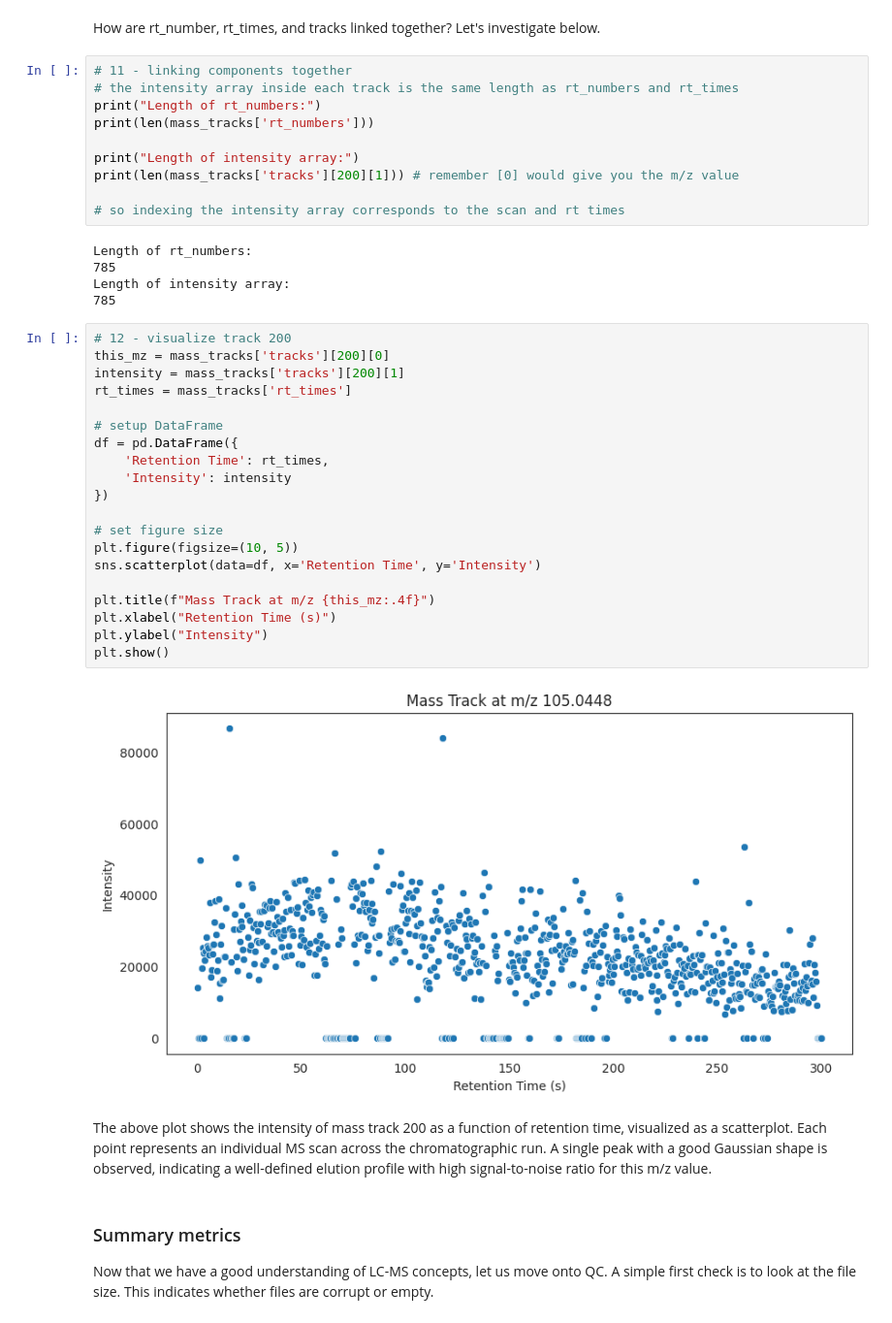
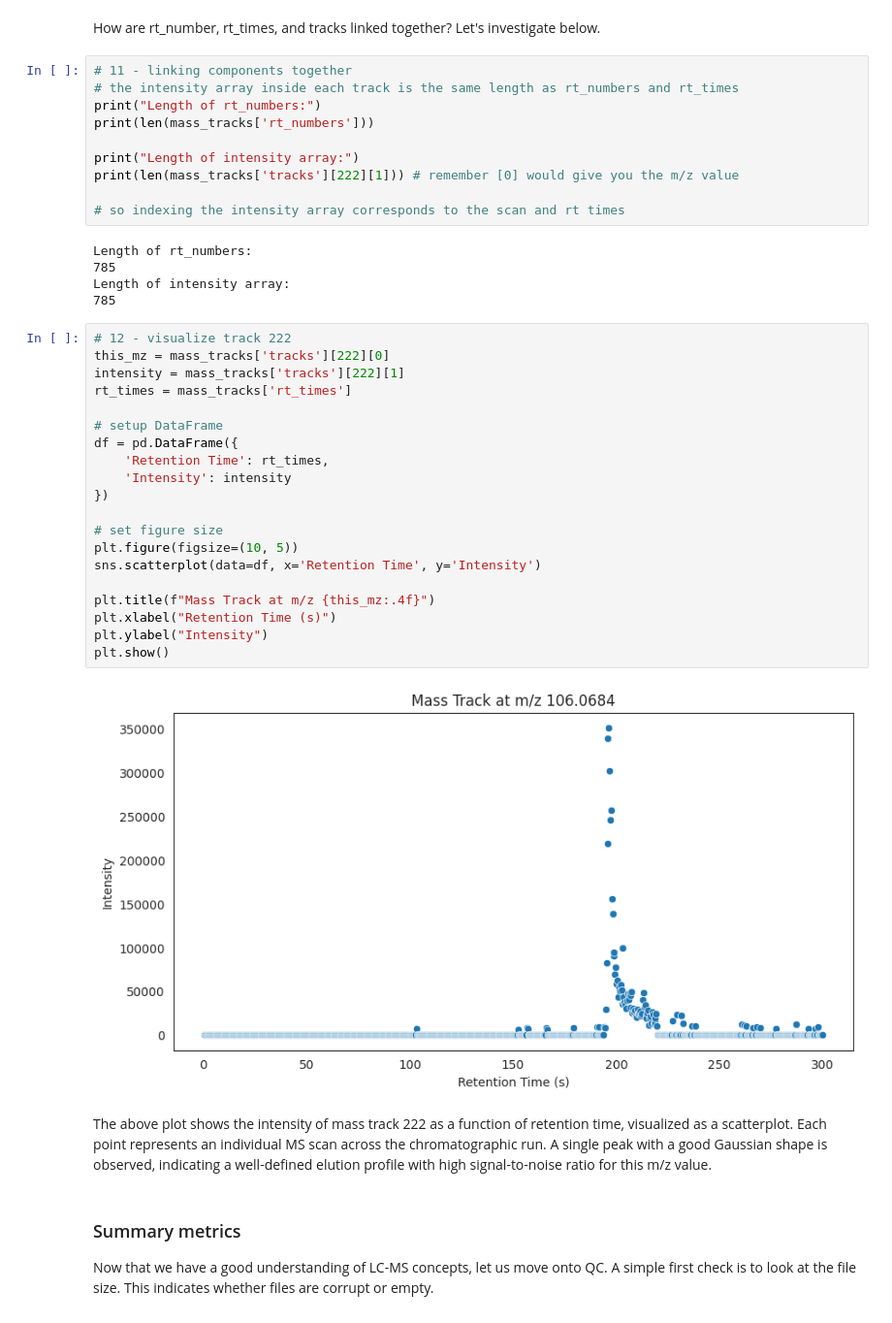
Before and after one commit to shuzhao-li-lab/2025_Chapter_DataScience, a Jupyter notebook: notebooks/01_Python_exploring_lcms_metabolomics_data.ipynb, the cells around one changed output. Shown at 97% size. Cells and saved outputs as stored; diff of their text form.

```diff
--- a/notebooks/01_Python_exploring_lcms_metabolomics_data.ipynb
+++ b/notebooks/01_Python_exploring_lcms_metabolomics_data.ipynb
@@ -299,7 +299,7 @@ print("Length of rt_numbers:")
 print(len(mass_tracks['rt_numbers']))
 
 print("Length of intensity array:")
-print(len(mass_tracks['tracks'][200][1])) # remember [0] would give you the m/z value
+print(len(mass_tracks['tracks'][222][1])) # remember [0] would give you the m/z value
 
 # so indexing the intensity array corresponds to the scan and rt times
 # %% [output]
@@ -308,29 +308,29 @@ Length of rt_numbers:
 Length of intensity array:
 785
 # %%
-# 12 - visualize track 200
-this_mz = mass_tracks['tracks'][200][0]
-intensity = mass_tracks['tracks'][200][1]
+# 12 - visualize track 222
+this_mz = mass_tracks['tracks'][222][0]
+intensity = mass_tracks['tracks'][222][1]
 rt_times = mass_tracks['rt_times']
 
 # setup DataFrame
 df = pd.DataFrame({
     'Retention Time': rt_times,
     'Intensity': intensity
 })
 
 # set figure size
 plt.figure(figsize=(10, 5))
 sns.scatterplot(data=df, x='Retention Time', y='Intensity')
 
 plt.title(f"Mass Track at m/z {this_mz:.4f}")
 plt.xlabel("Retention Time (s)")
 plt.ylabel("Intensity")
 plt.show()
 # %% [output]
-[figure, old version]
+[figure, new version]
 # %% [markdown]
-The above plot shows the intensity of mass track 200 as a function of retention time, visualized as a scatterplot. Each point represents an individual MS scan across the chromatographic run. A single peak with a good Gaussian shape is observed, indicating a well-defined elution profile with high signal-to-noise ratio for this m/z value.
+The above plot shows the intensity of mass track 222 as a function of retention time, visualized as a scatterplot. Each point represents an individual MS scan across the chromatographic run. A single peak with a good Gaussian shape is observed, indicating a well-defined elution profile with high signal-to-noise ratio for this m/z value.
 # %% [markdown]
 ### Summary metrics
 
```
Also changed, not shown: parts of 5 cells of this notebook.
